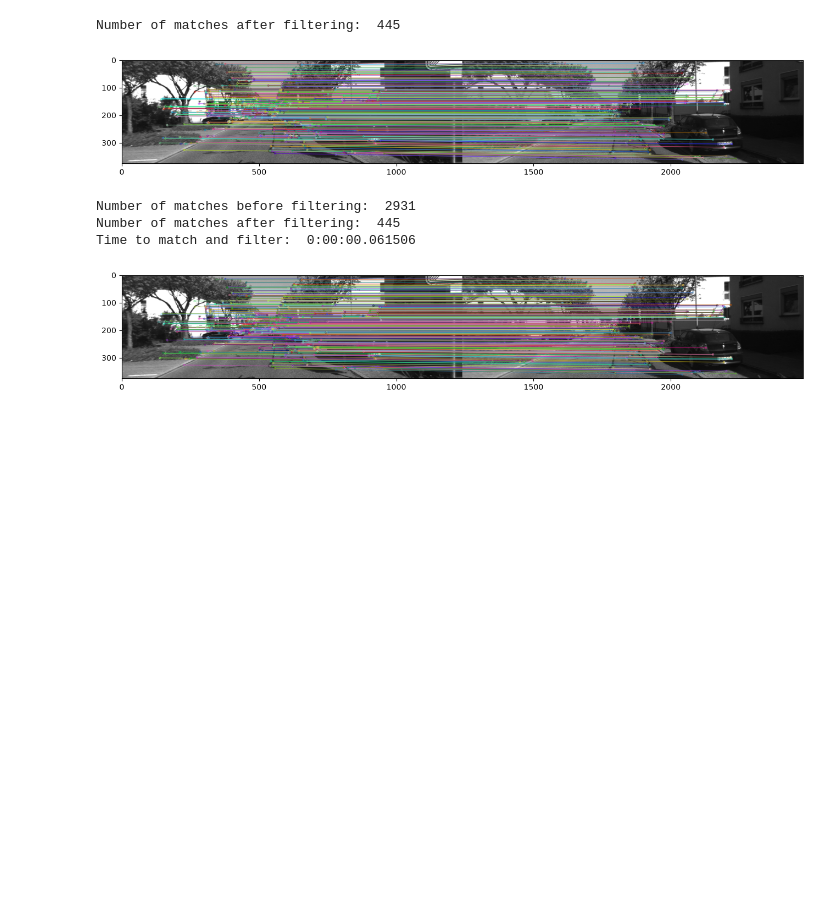
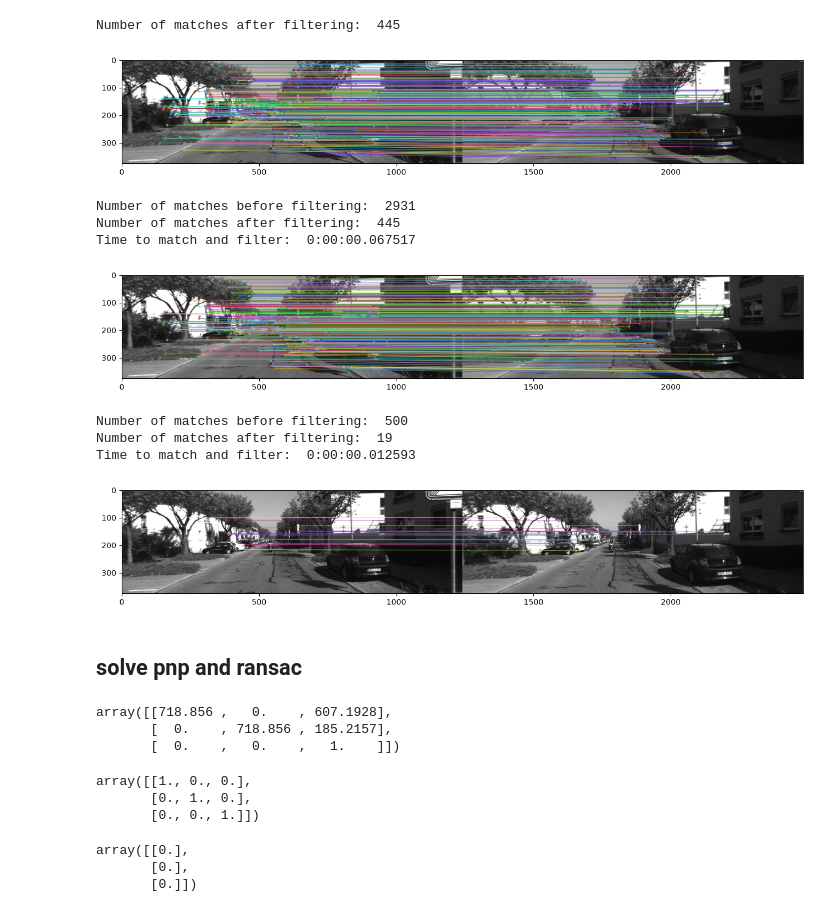
Before and after one commit to JanakaDilshanSendnayake/kitti-visual-odometry-python, a Jupyter notebook: Untitled.ipynb, the cells around one changed output. Drawn from its saved outputs; the diff is of its cells as text; code cells hidden in the pictures; blank space fills up the shorter version.

Commit message:
visual odometry pipeline

```diff
--- a/Untitled.ipynb
+++ b/Untitled.ipynb
@@ -140,7 +140,7 @@ class Dataset_handler():
     def __init__(self, sequence, lidar=True, progress_bar=True, low_memory=True):
 
         self.lidar = lidar
-        self.low_memeory = low_memory
+        self.low_memory = low_memory
 
         self.seq_dir = '../dataset/sequences/{}/'.format(sequence)
         self.poses_dir = '../dataset/poses/{}.txt'.format(sequence)
@@ -1144,7 +1144,34 @@ visualize_matches(image_left, kp0, image_plus1, kp1, matches)
 # %% [output]
 Number of matches before filtering:  2931
 Number of matches after filtering:  445
-Time to match and filter:  0:00:00.061506
+Time to match and filter:  0:00:00.067517
-[figure, old version]
+[figure, new version]
+# %%
+# Using the orb features/descriptors
+image_left = handler.first_image_left
+image_right = handler.first_image_right
+image_plus1 = handler.second_image_left
+start = datetime.datetime.now()
+kp0, des0 = extract_features(image_left, 'orb', mask)
+kp1, des1 = extract_features(image_plus1, 'orb', mask)
+matches = match_features(des0, des1, matching='BF', detector='orb', sort=False)
+print('Number of matches before filtering: ', len(matches))
+matches = filter_matches_distance(matches, 0.3)
+print('Number of matches after filtering: ', len(matches))
+end = datetime.datetime.now()
+print('Time to match and filter: ', end-start)
+visualize_matches(image_left, kp0, image_plus1, kp1, matches)
+# %% [output]
+Number of matches before filtering:  500
+Number of matches after filtering:  19
+Time to match and filter:  0:00:00.012593
+[figure, added]
 # %% [markdown]
-##
+## solve pnp and ransac
+# %%
+k, r, t, _, _, _, _ = cv2.decomposeProjectionMatrix(handler.P0)
+k
+# %% [output]
+array([[718.856 ,   0.    , 607.1928],
+       [  0.    , 718.856 , 185.2157],
+       [  0.    ,   0.    ,   1.    ]])
@@ -1150,0 +1183,14 @@ Time to match and filter:  0:00:00.061506
+# %%
+rmat = np.eye(3)
+rmat
+# %% [output]
+array([[1., 0., 0.],
+       [0., 1., 0.],
+       [0., 0., 1.]])
+# %%
+tvec = np.zeros((3, 1))
+tvec
+# %% [output]
+array([[0.],
+       [0.],
+       [0.]])
```
Also changed, not shown: parts of 29 cells of this notebook.
